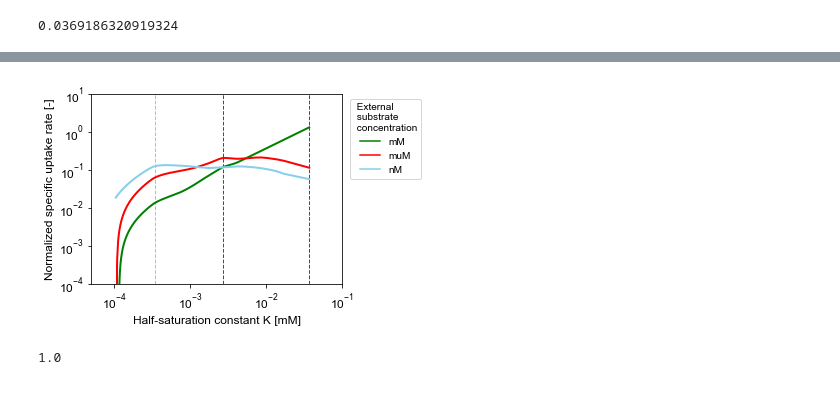
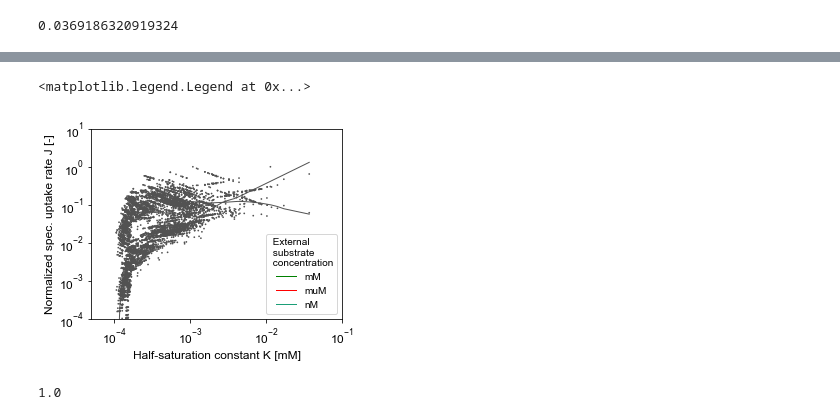
Before and after one commit to giannamars/DEBmicroTrait.jl, a Jupyter notebook: scripts/post_processing/batch_simulations.ipynb, the cells around one changed output, grey strips where cells are left out. Drawn from its saved outputs; the diff is of its cells as text; code cells hidden in the pictures.

```diff
--- a/scripts/post_processing/batch_simulations.ipynb
+++ b/scripts/post_processing/batch_simulations.ipynb
@@ -475,0 +634,8 @@ ax.set_xticks([3e-3,1e-2,1e-1, 8e-1])
+# %%
+plt.rcParams.update(params)
+plt.figure(1)
+plt.clf()
+plt.axes([leftmargin,
+            bottommargin,
+            1.0 - rightmargin-leftmargin,
+            1.0 - topmargin-bottommargin])
@@ -1325,0 +1559,8 @@ max(df["KD"])
+# %%
+plt.rcParams.update(params)
+plt.figure(1)
+plt.clf()
+plt.axes([leftmargin,
+            bottommargin,
+            1.0 - rightmargin-leftmargin,
+            1.0 - topmargin-bottommargin])
@@ -1326,26 +1570,28 @@ max(df["KD"])
 # %%
 from matplotlib.lines import Line2D
 ax = plt.gca()
-plt.axvline(x = max(df["KD"]), color = 'green', linestyle = '--', lw=1)
-plt.axvline(x = 0.0027, color = 'red', linestyle = '--', lw=1)
-plt.axvline(x = 0.00035, color = 'skyblue', linestyle = '--', lw=1)
-ax = sns.regplot(x="KD", y="Jnormhigh", data=df, lowess=True, line_kws={"color":"green","alpha":1.0,"lw":2}, scatter_kws={"color":"none", "edgecolors":"none", "s":0}, ax=ax, truncate=True, scatter=False);
-ax = sns.regplot(x="KD", y="Jnormrhizo", data=df, lowess=True, line_kws={"color":"red","alpha":1.0,"lw":2}, scatter_kws={"color":"none", "edgecolors":"none", "s":0}, ax=ax, truncate=True, scatter=False);
-ax = sns.regplot(x="KD", y="Jnormlow", data=df, lowess=True, line_kws={"color":"skyblue","alpha":1.0,"lw":2}, scatter_kws={"color":"none", "edgecolors":"none", "s":0}, ax=ax, truncate=True, scatter=False);
+#plt.axvline(x = max(df["KD"]), color = 'green', linestyle = '--', lw=1)
+#plt.axvline(x = 0.0027, color = 'red', linestyle = '--', lw=1)
+#plt.axvline(x = 0.00035, color = 'skyblue', linestyle = '--', lw=1)
+ax = sns.regplot(x="KD", y="Jnormhigh", data=df, lowess=True, line_kws={"color":"#525252","alpha":1.0,"lw":1}, scatter_kws={"color":"#525252", "edgecolors":"none", "s":3, 'alpha':1}, ax=ax, truncate=True, scatter=True);
+ax = sns.regplot(x="KD", y="Jnormlow", data=df, lowess=True, line_kws={"color":"#525252","alpha":1.0,"lw":1}, scatter_kws={"color":"#525252", "edgecolors":"none", "s":3, 'alpha':1}, ax=ax, truncate=True, scatter=True);
+#ax = sns.regplot(x="KD", y="Jnormrhizo", data=df, lowess=True, line_kws={"color":"#d95f02","alpha":1.0,"lw":1}, scatter_kws={"color":"#fc8d62", "edgecolors":"none", "s":3, 'alpha':1}, ax=ax, truncate=True, scatter=True);
 ax.set_ylim([1e-4, 1e1])
 ax.set_xlim([5e-5, 1e-1])
 plt.xscale('log')
 plt.yscale('log')
 plt.minorticks_off()
 plt.xlabel("Half-saturation constant K [mM]")
-plt.ylabel("Normalized specific uptake rate [-]")
-legend_elements = [Line2D([0], [0], color='green', lw=1.5, label='mM'),
-                   Line2D([0], [0], color='red', lw=1.5, label='muM'),
-                   Line2D([0], [0], color='skyblue', lw=1.5, label='nM'),]
-ax.legend(handles=legend_elements, bbox_to_anchor=(1.01, 1), title=" External\n substrate\n concentration")
-plt.savefig("/Users/glmarschmann/.julia/dev/DEBmicroTrait_Full/pnas/figures_suppl/Net_K_opt.svg", format="svg")
+plt.ylabel("Normalized spec. uptake rate J [-]")
+legend_elements = [Line2D([0], [0], color='green', lw=1, label='mM'),
+                   Line2D([0], [0], color='red', lw=1, label='muM'),
+                   Line2D([0], [0], color='#1b9e77', lw=1, label='nM'),]
+ax.legend(handles=legend_elements, loc="best", title=" External\n substrate\n concentration")
+#
+#plt.savefig("/Users/glmarschmann/.julia/dev/DEBmicroTrait_Full/pnas/figures_suppl/Net_K_opt.svg", format="svg")
 # %% [output]
+<matplotlib.legend.Legend at 0x...>
-[figure, old version]
+[figure, new version]
 # %%
 max_y = max(df["Jnormlow"])  # Find the maximum y value
 max_x = df["KD"][df["Jnormlow"].argmax()]  # Find the x value corresponding to the maximum y value
```
Also changed, not shown: parts of 40 cells of this notebook, 6 other files.
